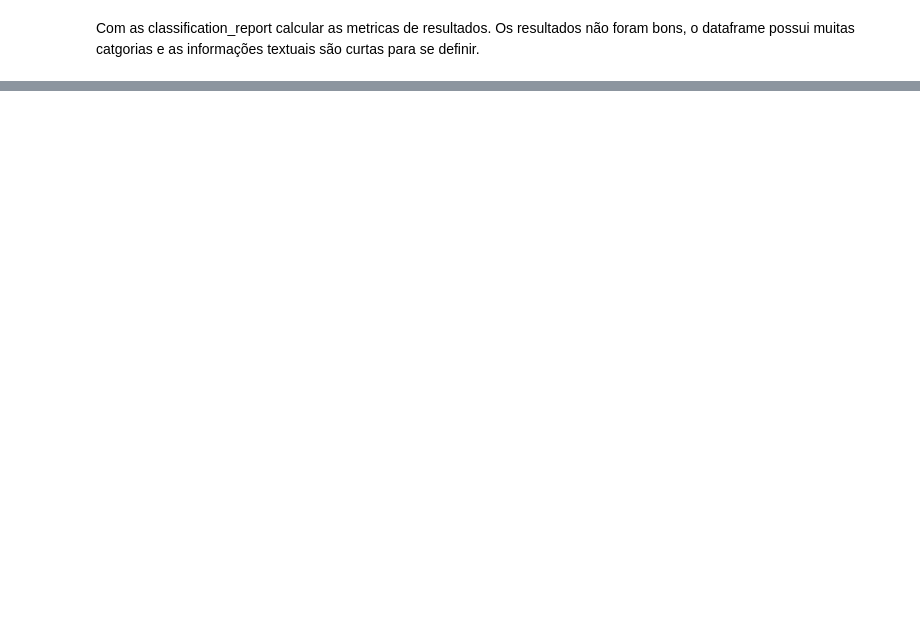
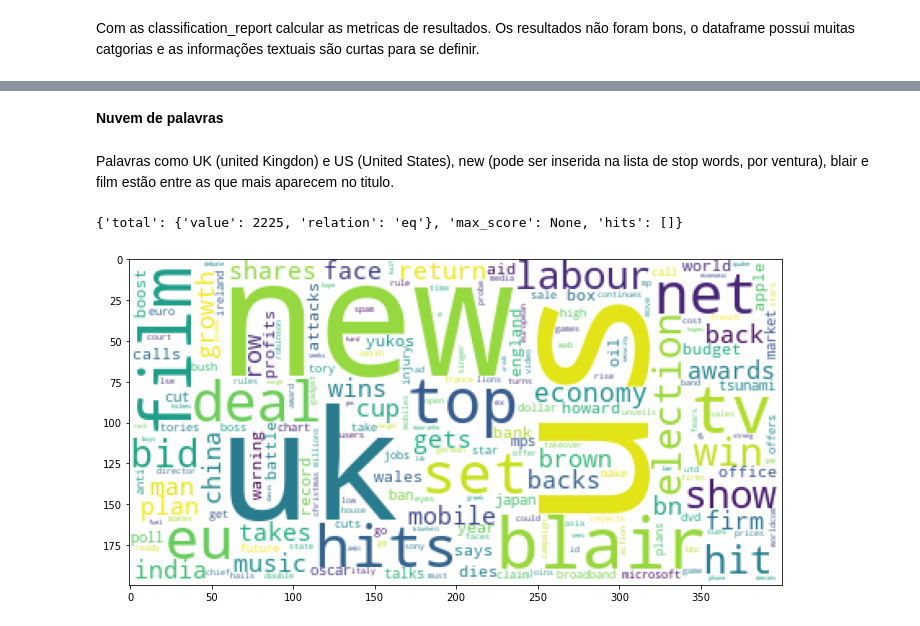
Before and after one commit to eriktavares/projeto-minera-o-de-texto-com-stack-ELK, a Jupyter notebook: Code/Projeto - Mineração de texto com stack ELK [22E2_3].ipynb, the cells around one changed output, grey strips where cells are left out. Cells and saved outputs as stored; diff of their text form; code cells hidden in the pictures; blank space fills up the shorter version.

```diff
--- a/Code/Projeto - Mineração de texto com stack ELK [22E2_3].ipynb
+++ b/Code/Projeto - Mineração de texto com stack ELK [22E2_3].ipynb
@@ -1078,0 +938,34 @@ df_data['content'].iloc[0]
+# %% [markdown]
+**Nuvem de palavras**
+# %% [markdown]
+Palavras como UK (united Kingdon) e US (United States), new (pode ser inserida na lista de stop words, por ventura), blair e film
+estão entre as que mais aparecem no titulo.
+# %%
+INDEX_NAME = 'news_category_detection_data_2'
+QUERY = {
+     'match_all': {}
+}
+
+AGG = {
+    'grupos': {
+        'terms': {
+            'field': 'title',
+            'size': 22000
+        },
+    }
+}
+resp = client.search(index=INDEX_NAME, query=QUERY, aggregations=AGG, size=0)
+frequencies = {}
+buckets =resp['aggregations']['grupos']['buckets']
+for bucket in buckets:
+    frequencies[bucket['key']] = bucket['doc_count']
+
+cloud = wordcloud.WordCloud(background_color='white')
+cloud.generate_from_frequencies(frequencies)
+
+fig, ax = plt.subplots(figsize=(16, 6))
+ax.imshow(cloud)
+resp['hits']
+# %% [output]
+{'total': {'value': 2225, 'relation': 'eq'}, 'max_score': None, 'hits': []}
+[figure, added]
```
Also changed, not shown: parts of 86 cells of this notebook, 5 other files.
